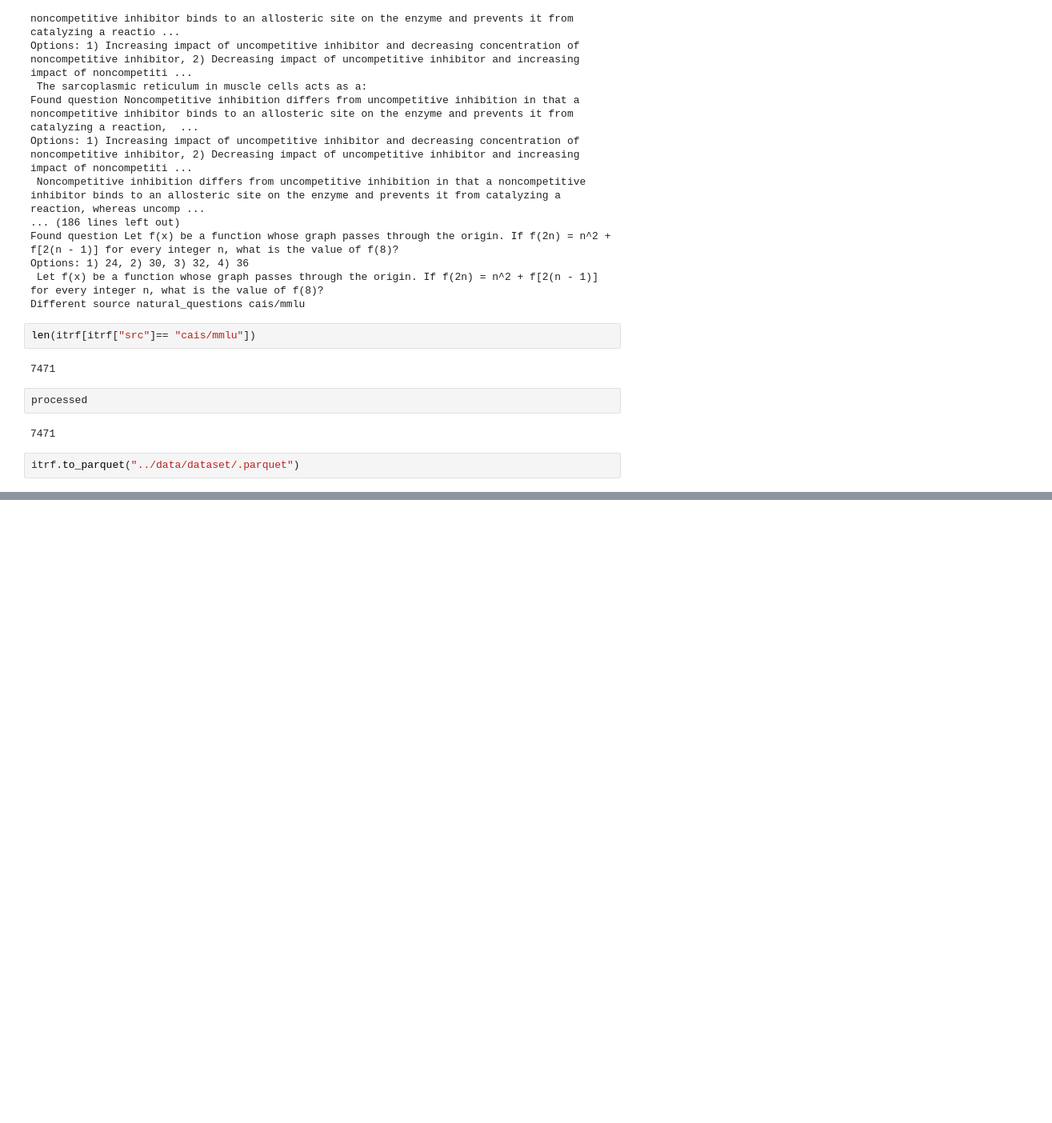
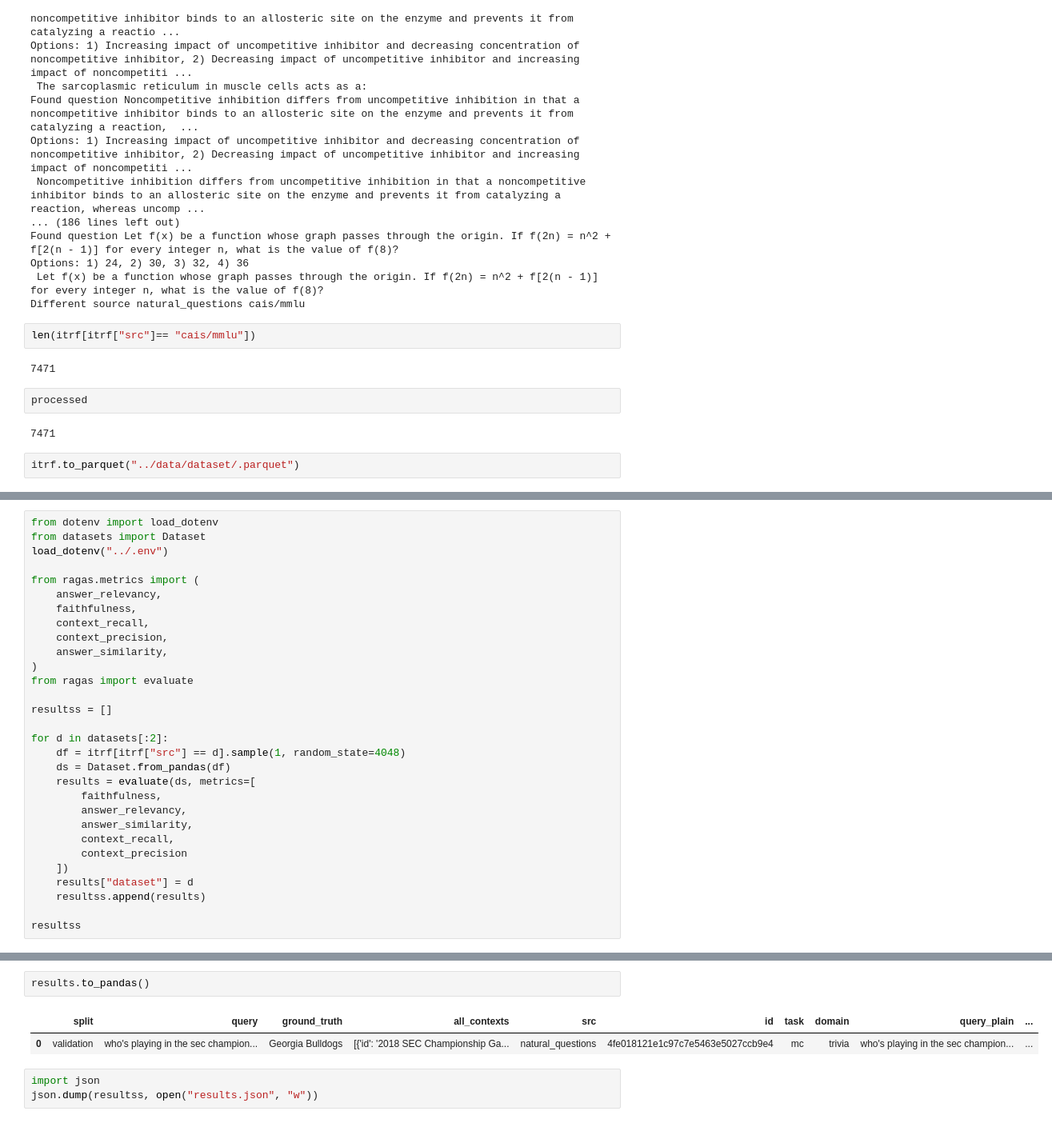
Before and after one commit to tristanratz/ITRF, a Jupyter notebook: evaluation/evaluation_set.ipynb, the cells around one changed output, grey strips where cells are left out. Shown: that part at 80% size. Saved outputs shown, nothing was run; the diff lists cells and outputs as text; blank space fills up the shorter version.

```diff
--- a/evaluation/evaluation_set.ipynb
+++ b/evaluation/evaluation_set.ipynb
@@ -332,0 +400,30 @@ itrf.to_parquet("../data/dataset/.parquet")
+# %%
+from dotenv import load_dotenv
+from datasets import Dataset
+load_dotenv("../.env")
+
+from ragas.metrics import (
+    answer_relevancy,
+    faithfulness,
+    context_recall,
+    context_precision,
+    answer_similarity,
+)
+from ragas import evaluate
+
+resultss = []
+
+for d in datasets[:2]:
+    df = itrf[itrf["src"] == d].sample(1, random_state=4048)
+    ds = Dataset.from_pandas(df)
+    results = evaluate(ds, metrics=[
+        faithfulness,
+        answer_relevancy,
+        answer_similarity,
+        context_recall,
+        context_precision
+    ])
+    results["dataset"] = d
+    resultss.append(results)
+
+resultss
@@ -332,0 +442,8 @@ itrf.to_parquet("../data/dataset/.parquet")
+# %%
+results.to_pandas()
+# %% [output]
+|  | split | query | ground_truth | all_contexts | src | id | task | domain | query_plain | ... |
+| 0 | validation | who's playing in the sec champion... | Georgia Bulldogs | [{'id': '2018 SEC Championship Ga... | natural_questions | 4fe018121e1c97c7e5463e5027ccb9e4 | mc | trivia | who's playing in the sec champion... | ... |
+# %%
+import json
+json.dump(resultss, open("results.json", "w"))
```
Also changed, not shown: parts of 15 cells of this notebook.
